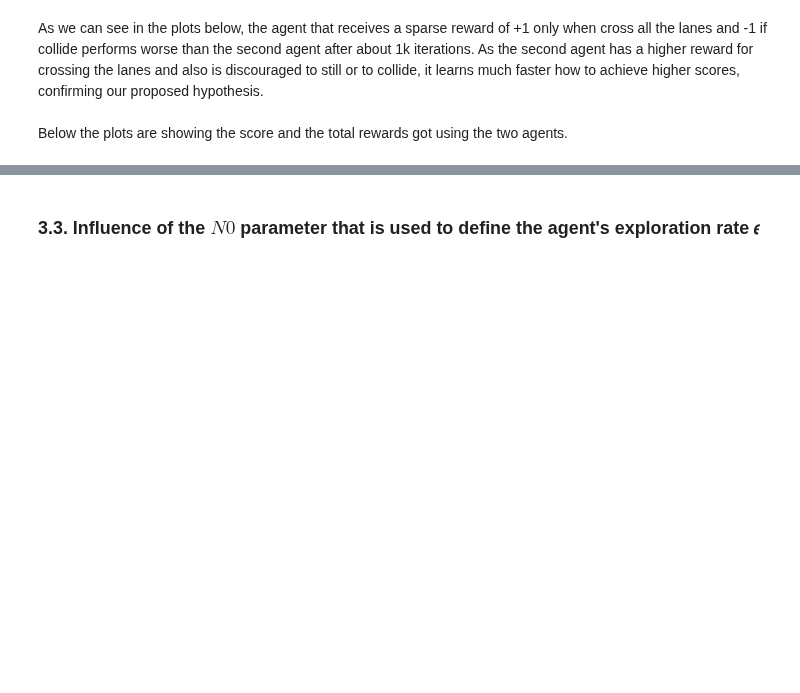
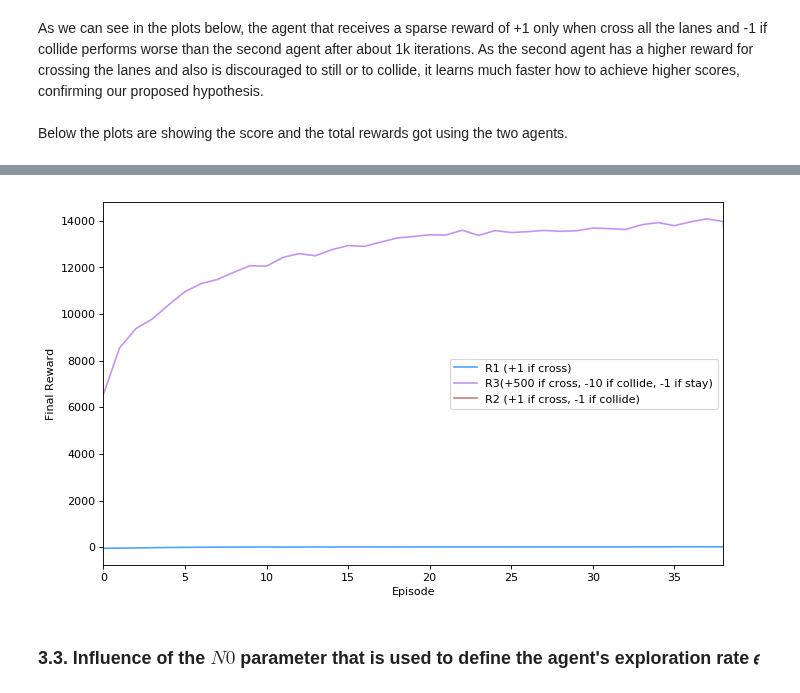
Before and after one commit to DionisiusMayr/FreewayGame, a Jupyter notebook: aline.almeida/aa_freeway.ipynb, the cells around one changed output, grey strips where cells are left out. Cells and saved outputs as stored; diff of their text form; code cells hidden in the pictures; blank space fills up the shorter version.

Commit message:
plot updates

```diff
--- a/aline.almeida/aa_freeway.ipynb
+++ b/aline.almeida/aa_freeway.ipynb
@@ -693,30 +697,32 @@ aux_plots.plot_3rewards(total_rewards_2act_sparseR[:4000], total_rewards_2act[:4
 # %%
 # ---------- Moving average for the total rewards of the agent with different rewards  ----------
 
 from statistics import mean
 
 s1 = total_rewards_2act_sparseR[:4000]
 s2 = total_rewards_2act[:4000]
-s3 = total_rewards__2act_sparseR_cross[:4000]
+s3 = total_rewards_2act_sparseR_cross[:4000]
 
 blocks = 4000//100
 s1_avg100 = []
 
 for b in range(blocks-1):
     value = statistics.mean(s1[b*100:(b+1)*100])
     s1_avg100.append(value)
 
 s2_avg100 = []
 for b in range(blocks-1):
     value = statistics.mean(s2[b*100:(b+1)*100])
     s2_avg100.append(value)
 
 s3_avg100 = []
 for b in range(blocks-1):
     value = statistics.mean(s3[b*100:(b+1)*100])
     s2_avg100.append(value)
 
 aux_plots.plot_3rewards(s1_avg100, s2_avg100, s3_avg100, "R1 (+1 if cross)", "R3(+500 if cross, -10 if collide, -1 if stay)", "R2 (+1 if cross, -1 if collide)")
+# %% [output]
+[figure, added]
 # %% [markdown]
 ### 3.3. Influence of the $𝑁0$ parameter that is used to define the agent's exploration rate  𝜖
 # %% [markdown]
```
Also changed, not shown: parts of 31 cells of this notebook.
